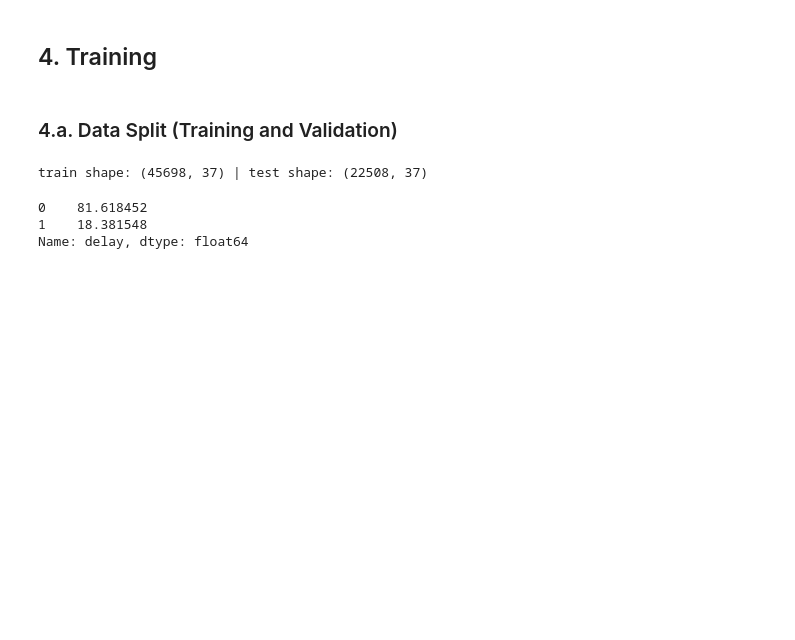
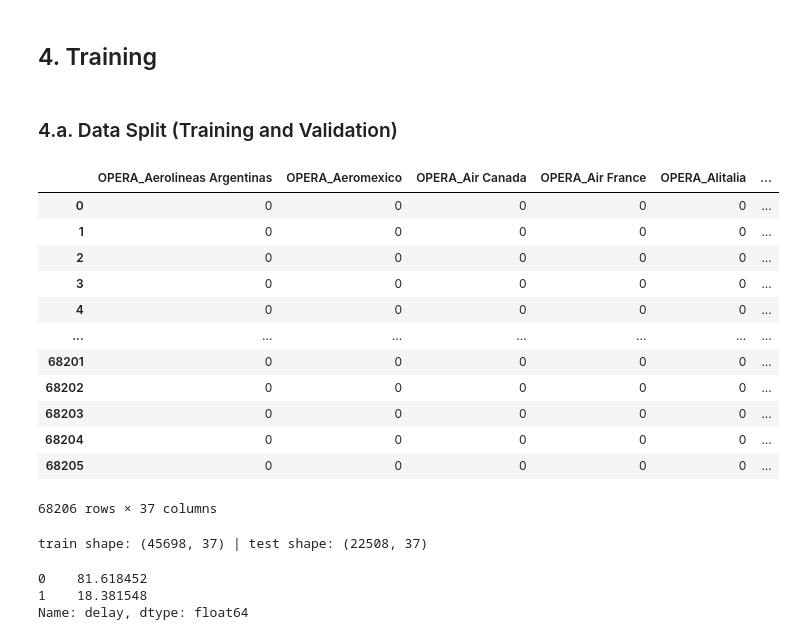
Before and after one commit to jairopinilla/Test_latam, a Jupyter notebook: challenge/exploration.ipynb, the cells around one changed output. Drawn from its saved outputs; the diff is of its cells as text; code cells hidden in the pictures; blank space fills up the shorter version.

```diff
--- a/challenge/exploration.ipynb
+++ b/challenge/exploration.ipynb
@@ -367,6 +367,22 @@ features = pd.concat([
     axis = 1
 )
 target = data['delay']
+# %%
+features
+# %% [output]
+|  | OPERA_Aerolineas Argentinas | OPERA_Aeromexico | OPERA_Air Canada | OPERA_Air France | OPERA_Alitalia | ... |
+| 0 | 0 | 0 | 0 | 0 | 0 | ... |
+| 1 | 0 | 0 | 0 | 0 | 0 | ... |
+| 2 | 0 | 0 | 0 | 0 | 0 | ... |
+| 3 | 0 | 0 | 0 | 0 | 0 | ... |
+| 4 | 0 | 0 | 0 | 0 | 0 | ... |
+| ... | ... | ... | ... | ... | ... | ... |
+| 68201 | 0 | 0 | 0 | 0 | 0 | ... |
+| 68202 | 0 | 0 | 0 | 0 | 0 | ... |
+| 68203 | 0 | 0 | 0 | 0 | 0 | ... |
+| 68204 | 0 | 0 | 0 | 0 | 0 | ... |
+| 68205 | 0 | 0 | 0 | 0 | 0 | ... |
+68206 rows × 37 columns
 # %%
 x_train, x_test, y_train, y_test = train_test_split(features, target, test_size = 0.33, random_state = 42)
 # %%
```
Also changed, not shown: 27 other files.
